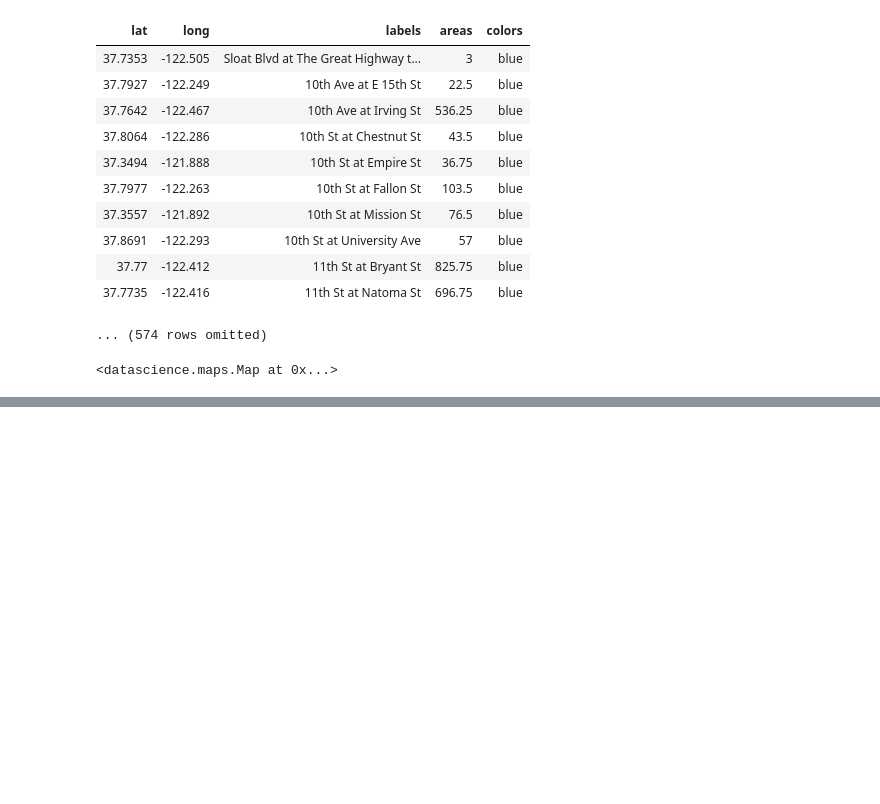
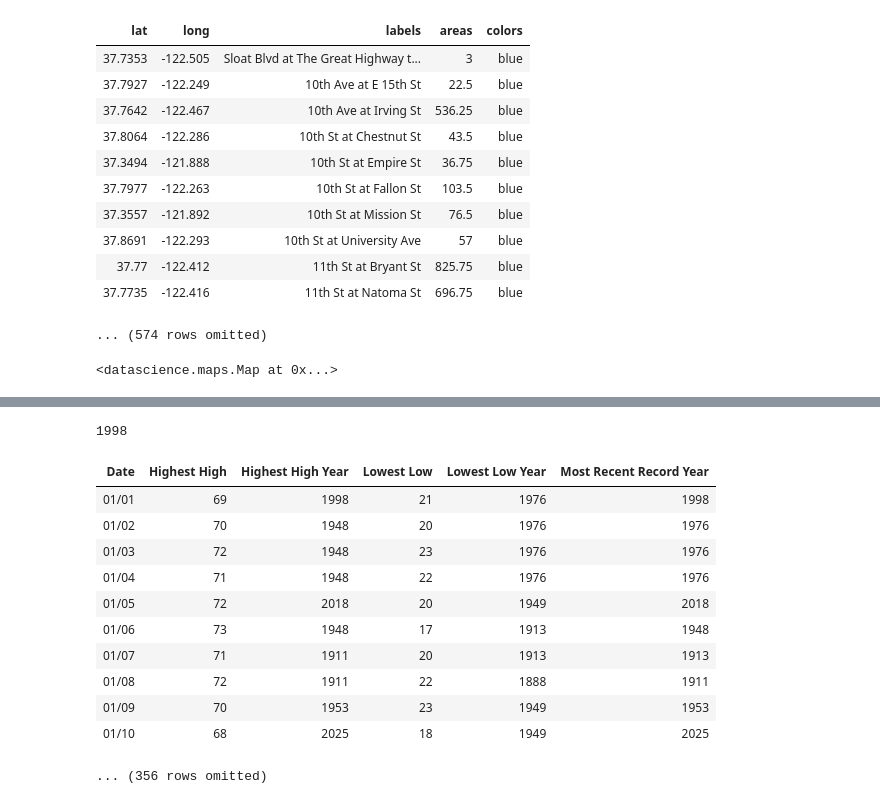
Before and after one commit to lawtonsclass/f26-code-from-class, a Jupyter notebook: data8/ch08.ipynb, the cells around one changed output, grey strips where cells are left out. Drawn from its saved outputs; the diff is of its cells as text; code cells hidden in the pictures; blank space fills up the shorter version.

```diff
--- a/data8/ch08.ipynb
+++ b/data8/ch08.ipynb
@@ -741,0 +760,22 @@ Circle.map_table(start_map_data)
+# %%
+max(1998, 1976)
+# %% [output]
+1998
+# %%
+recents = temps.with_column(
+    'Most Recent Record Year', temps.apply(max, 'Highest High Year', 'Lowest Low Year')
+)
+recents
+# %% [output]
+| Date | Highest High | Highest High Year | Lowest Low | Lowest Low Year | Most Recent Record Year |
+| 01/01 | 69 | 1998 | 21 | 1976 | 1998 |
+| 01/02 | 70 | 1948 | 20 | 1976 | 1976 |
+| 01/03 | 72 | 1948 | 23 | 1976 | 1976 |
+| 01/04 | 71 | 1948 | 22 | 1976 | 1976 |
+| 01/05 | 72 | 2018 | 20 | 1949 | 2018 |
+| 01/06 | 73 | 1948 | 17 | 1913 | 1948 |
+| 01/07 | 71 | 1911 | 20 | 1913 | 1913 |
+| 01/08 | 72 | 1911 | 22 | 1888 | 1911 |
+| 01/09 | 70 | 1953 | 23 | 1949 | 1953 |
+| 01/10 | 68 | 2025 | 18 | 1949 | 2025 |
+... (356 rows omitted)
```
Also changed, not shown: parts of 25 cells of this notebook.
